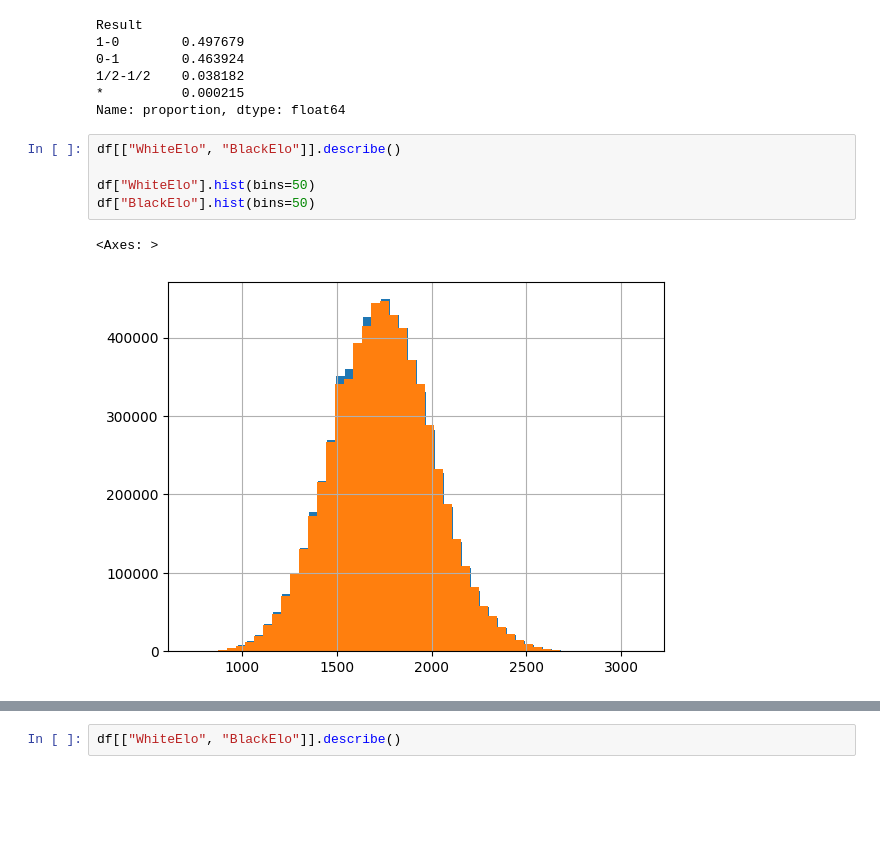
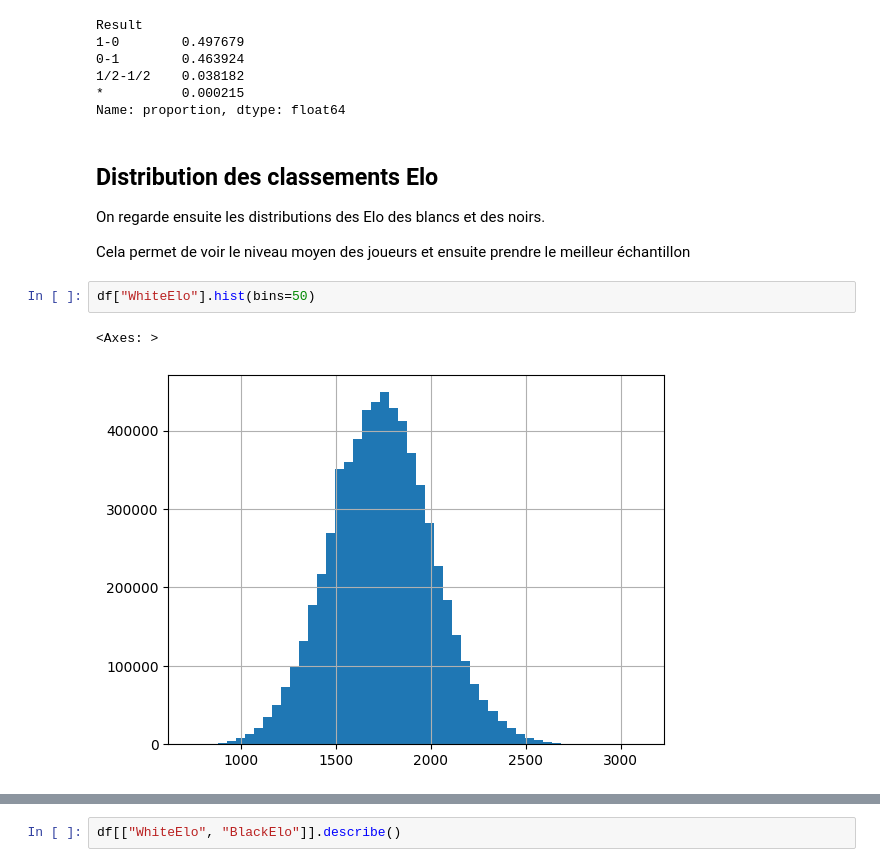
Before and after one commit to SylvainPerr/Machine_Learning_Project, a Jupyter notebook: notebooks/eda_kaggle_chess.ipynb, the cells around one changed output, grey strips where cells are left out. Drawn from its saved outputs; the diff is of its cells as text; blank space fills up the shorter version.

```diff
--- a/notebooks/eda_kaggle_chess.ipynb
+++ b/notebooks/eda_kaggle_chess.ipynb
@@ -55,11 +63,14 @@ Result
 1/2-1/2    0.038182
 *          0.000215
 Name: proportion, dtype: float64
+# %% [markdown]
+## Distribution des classements Elo
+
+On regarde ensuite les distributions des Elo des blancs et des noirs.
+
+Cela permet de voir le niveau moyen des joueurs et ensuite prendre le meilleur échantillon
 # %%
-df[["WhiteElo", "BlackElo"]].describe()
-
 df["WhiteElo"].hist(bins=50)
-df["BlackElo"].hist(bins=50)
 # %% [output]
 <Axes: >
-[figure, old version]
+[figure, new version]
```
Also changed, not shown: parts of 7 cells of this notebook.
